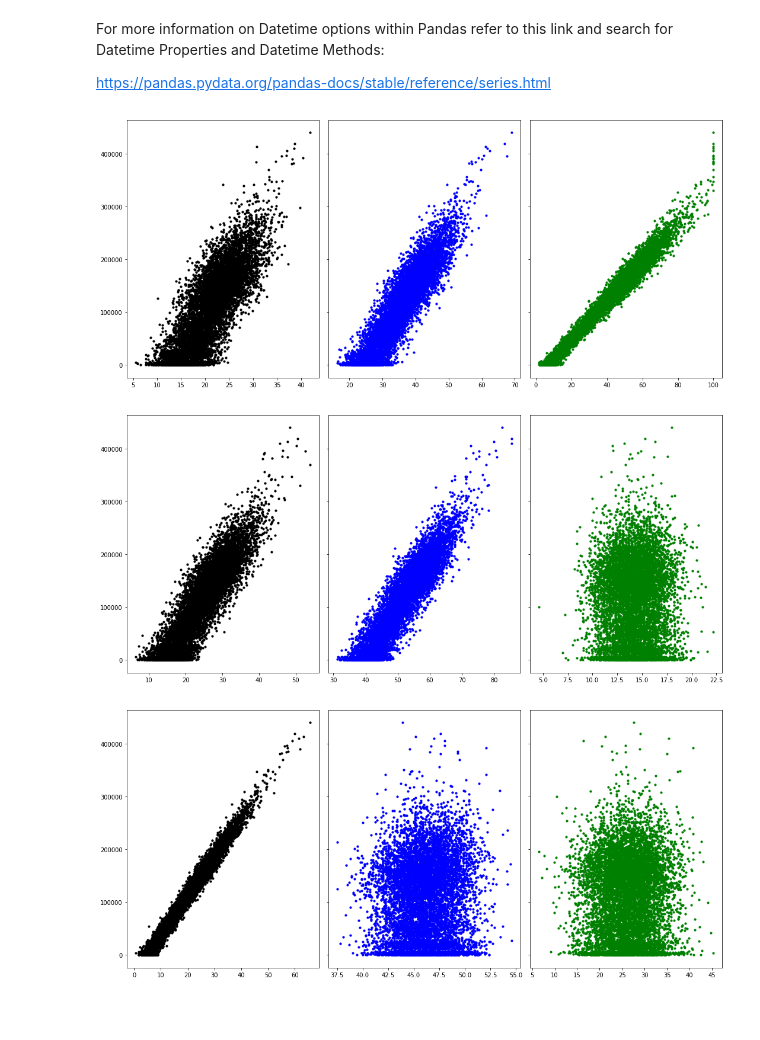
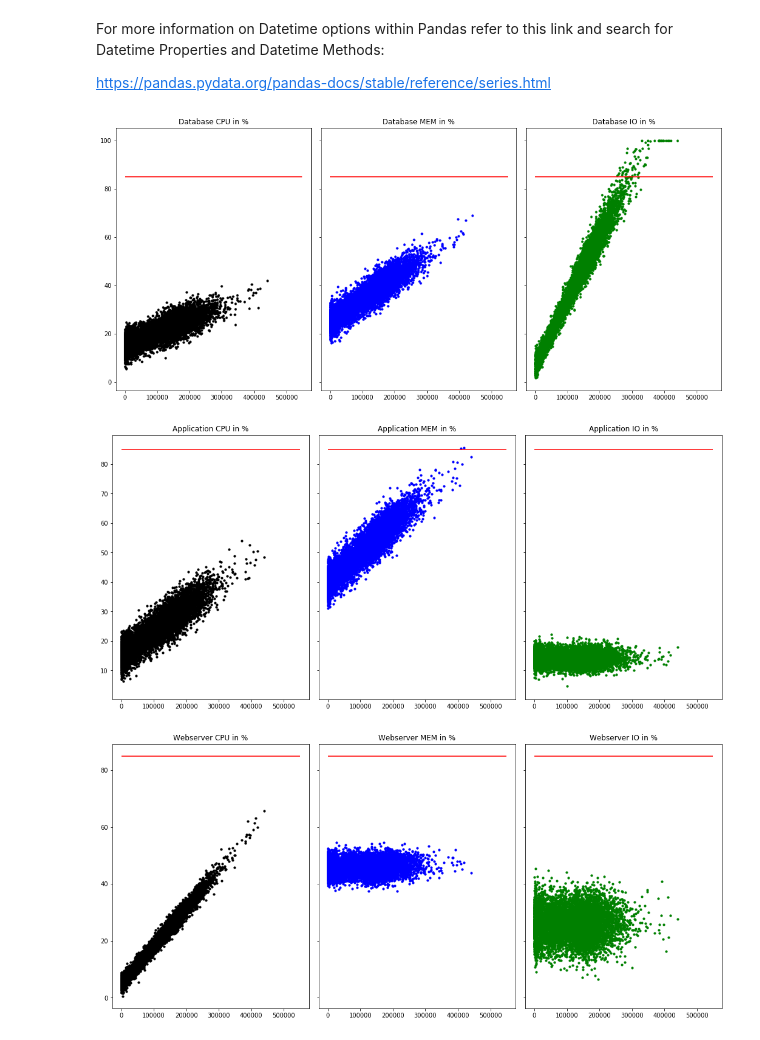
Before and after one commit to nerdiejack/capacity_management, a Jupyter notebook: notebooks/MyWebShop.ipynb, the cells around one changed output. Drawn from its saved outputs; the diff is of its cells as text; code cells hidden in the pictures; blank space fills up the shorter version.

Commit message:
Add titles, threhold lines and some formatting.

```diff
--- a/notebooks/MyWebShop.ipynb
+++ b/notebooks/MyWebShop.ipynb
@@ -20,8 +20,11 @@ import pandas as pd
 # %%
 # pandas.read_csv: Read CSV (comma-separated file into DataFrame)
 df_database = pd.read_csv("../data/database_server.csv")
+df_database.name = 'Database'
 df_application = pd.read_csv("../data/app_server.csv")
+df_application.name = 'Application'
 df_webserver = pd.read_csv("../data/web_server.csv")
+df_webserver.name = 'Webserver'
 # %% [markdown]
 The next thing to do is checking the data to make sure if it is really a data frame, and what it contains. After that, it is always a good idea to plot the dataset, as human beings are visual creatures. We understand the problem better if we can visualize it. It's always good to start simple, like this:
 
@@ -146,15 +149,18 @@ DayofMonth = np.array(range(1, 32))
 # %%
 # Plot systems utilization in relation to the visits per hour
 utilizations = ["CPU", "MEM", "IO"]
 for i in range(0, len(datasets)):
     fig, ax = plt.subplots(1, 3, figsize=(18,8), sharey=True)
+    #plt.title(datasets[i].name, loc='center')
     fig.subplots_adjust(hspace=0.0, wspace=0.05)
     for j in range(0, len(utilizations)):
         vph = datasets[i]['VPH']
         feature = datasets[i][utilizations[j]]
         color=colors[j]
-        ax[j].scatter(feature, vph, s=10, color=color)
+        ax[j].scatter(vph, feature, s=10, color=color)
+        ax[j].hlines(y=85, xmin=0, xmax=550000, colors='r')
+        ax[j].set_title(datasets[i].name + " " + utilizations[j] + " in %")
 # %% [output]
-[figure, old version]
+[figure, new version]
-[figure, old version]
+[figure, new version]
-[figure, old version]
+[figure, new version]
```
Also changed, not shown: parts of 1 cell of this notebook.
